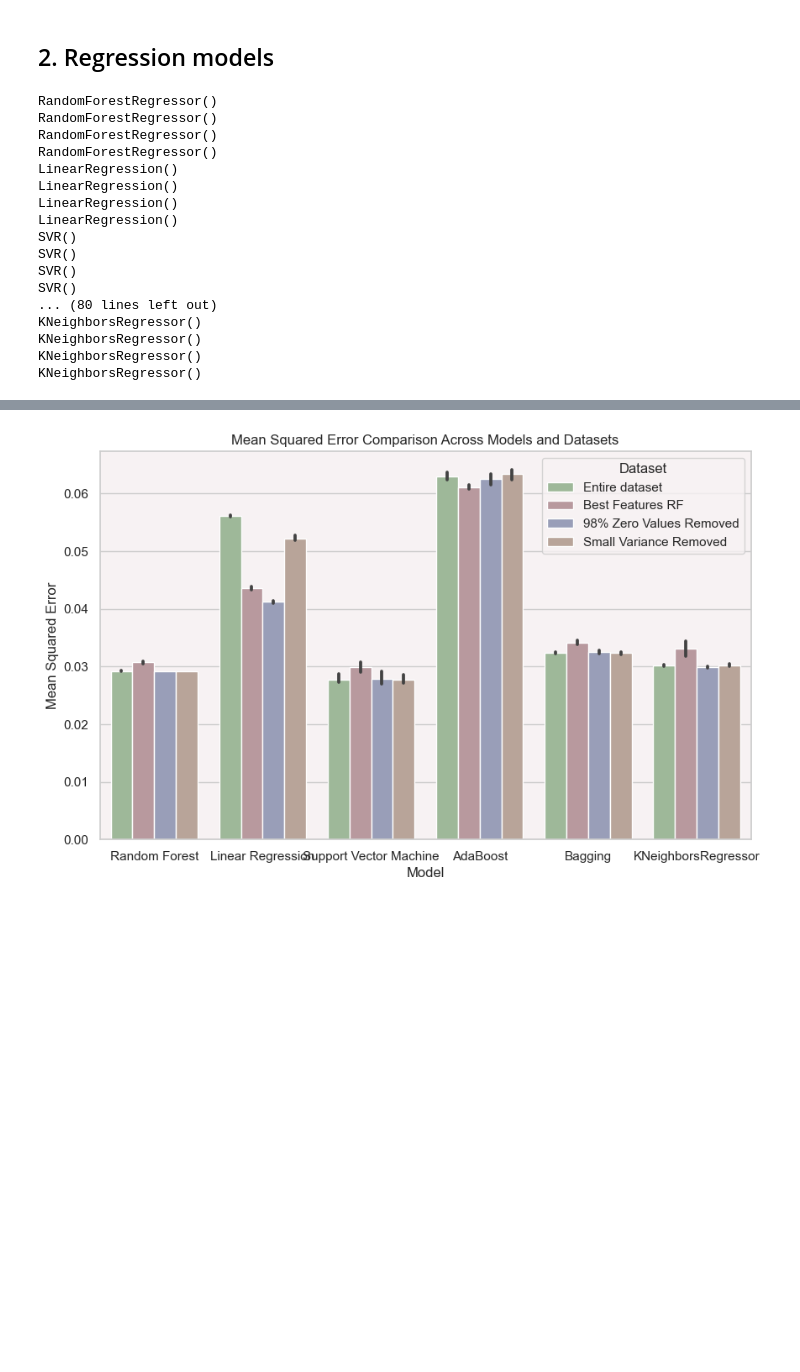
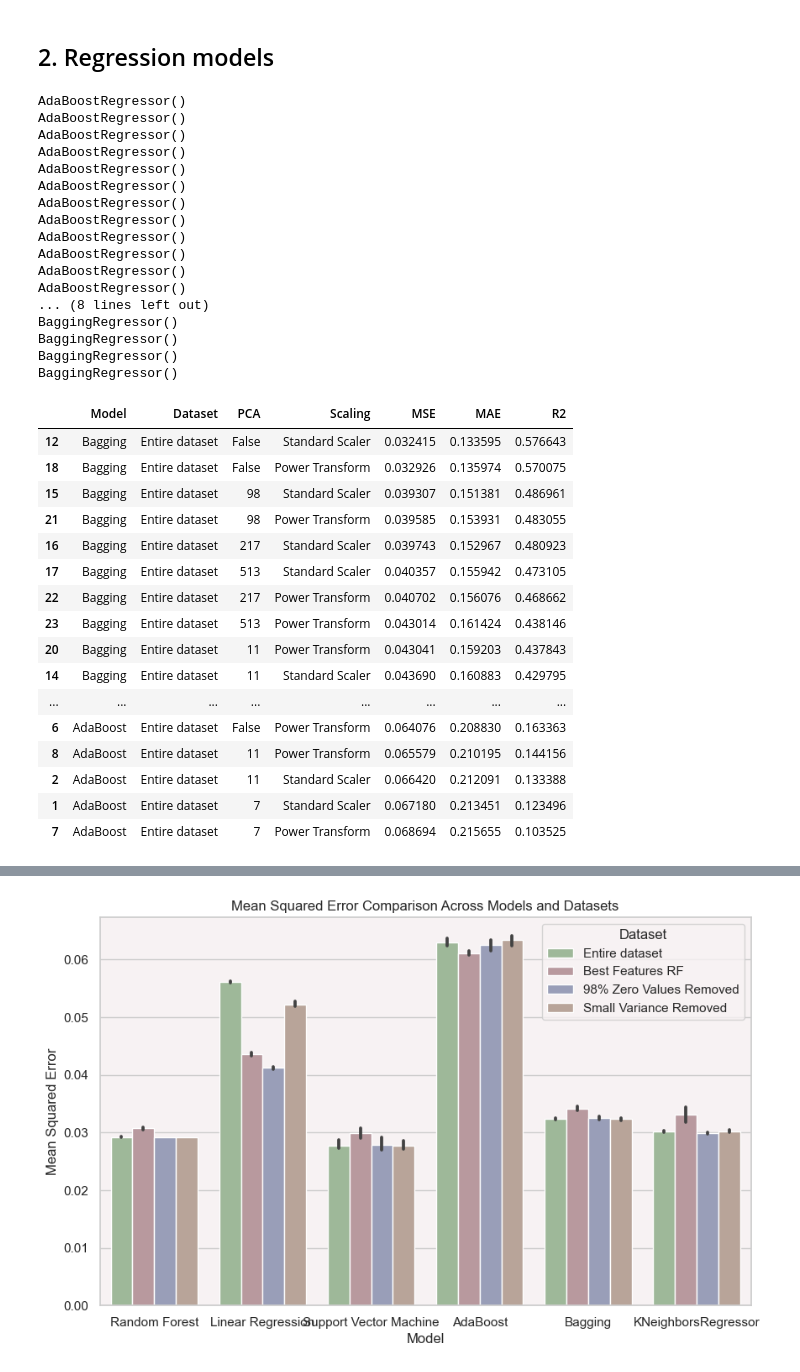
Before and after one commit to AntunesCSR/ML_Group_Projects, a Jupyter notebook: HA3/HA3.ipynb, the cells around one changed output, grey strips where cells are left out. Saved outputs shown, nothing was run; the diff lists cells and outputs as text; code cells hidden in the pictures; blank space fills up the shorter version.

```diff
--- a/HA3/HA3.ipynb
+++ b/HA3/HA3.ipynb
@@ -731,19 +731,19 @@ X_test_best_features_rf = X_test_df_scaled[most_important_features_rf]
 # List of preprocessed datasets
 preprocessed_datasets = {
     'Entire dataset': [X_train_df, Y_train_df],
-    'Best Features RF': [X_train_best_features_rf, Y_train_df],
-    '98% Zero Values Removed': [X_train_98_nozeros, Y_train_df],
-    'Small Variance Removed': [X_train_df_small_var, Y_train_df]
+    # 'Best Features RF': [X_train_best_features_rf, Y_train_df],
+    # '98% Zero Values Removed': [X_train_98_nozeros, Y_train_df],
+    # 'Small Variance Removed': [X_train_df_small_var, Y_train_df]
 }
 
 # Regression models to test
 models = {
-    'Random Forest': RandomForestRegressor(),
-    'Linear Regression': LinearRegression(),
-    'Support Vector Machine': SVR(kernel='rbf'),
+    # 'Random Forest': RandomForestRegressor(),
+    # 'Linear Regression': LinearRegression(),
+    # 'Support Vector Machine': SVR(kernel='rbf'),
     'AdaBoost': AdaBoostRegressor(),
     'Bagging': BaggingRegressor(),
-    'KNeighborsRegressor': KNeighborsRegressor(),
+    # 'KNeighborsRegressor': KNeighborsRegressor(),
 }
 
 # Define scoring functions
@@ -757,13 +757,13 @@ scoring = {
 scaling_methods = [
     ('Standard Scaler', StandardScaler()),
     ('Power Transform', PowerTransformer()),
-    ('Power Transform Standardized', PowerTransformer(standardize=False)),
-    ('Log Transform', FunctionTransformer(lambda x: np.log1p(x + 1e-10), inverse_func=lambda x: np.expm1(x) - 1e-10))
+    # ('Power Transform Standardized', PowerTransformer(standardize=False)),
+    # ('Log Transform', FunctionTransformer(lambda x: np.log1p(x + 1e-10), inverse_func=lambda x: np.expm1(x) - 1e-10))
 
 ]
 
 # Choose PCA components
-n_components_list = [False] # 7, 11, 98]
+n_components_list = [False, 7, 11, 98, 217, 513]
 
 results = []
 
@@ -814,23 +814,43 @@ for dataset_name, dataset in preprocessed_datasets.items():
 # Convert results to a DataFrame for easy visualization
 results_df = pd.DataFrame(results)
 # %% [output]
-RandomForestRegressor()
-RandomForestRegressor()
-RandomForestRegressor()
-RandomForestRegressor()
-LinearRegression()
-LinearRegression()
-LinearRegression()
-LinearRegression()
-SVR()
-SVR()
-SVR()
-SVR()
-... (80 lines left out)
-KNeighborsRegressor()
-KNeighborsRegressor()
-KNeighborsRegressor()
-KNeighborsRegressor()
+AdaBoostRegressor()
+AdaBoostRegressor()
+AdaBoostRegressor()
+AdaBoostRegressor()
+AdaBoostRegressor()
+AdaBoostRegressor()
+AdaBoostRegressor()
+AdaBoostRegressor()
+AdaBoostRegressor()
+AdaBoostRegressor()
+AdaBoostRegressor()
+AdaBoostRegressor()
+... (8 lines left out)
+BaggingRegressor()
+BaggingRegressor()
+BaggingRegressor()
+BaggingRegressor()
+# %%
+results_df.sort_values(by='R2', ascending=False)
+# %% [output]
+|  | Model | Dataset | PCA | Scaling | MSE | MAE | R2 |
+| 12 | Bagging | Entire dataset | False | Standard Scaler | 0.032415 | 0.133595 | 0.576643 |
+| 18 | Bagging | Entire dataset | False | Power Transform | 0.032926 | 0.135974 | 0.570075 |
+| 15 | Bagging | Entire dataset | 98 | Standard Scaler | 0.039307 | 0.151381 | 0.486961 |
+| 21 | Bagging | Entire dataset | 98 | Power Transform | 0.039585 | 0.153931 | 0.483055 |
+| 16 | Bagging | Entire dataset | 217 | Standard Scaler | 0.039743 | 0.152967 | 0.480923 |
+| 17 | Bagging | Entire dataset | 513 | Standard Scaler | 0.040357 | 0.155942 | 0.473105 |
+| 22 | Bagging | Entire dataset | 217 | Power Transform | 0.040702 | 0.156076 | 0.468662 |
+| 23 | Bagging | Entire dataset | 513 | Power Transform | 0.043014 | 0.161424 | 0.438146 |
+| 20 | Bagging | Entire dataset | 11 | Power Transform | 0.043041 | 0.159203 | 0.437843 |
+| 14 | Bagging | Entire dataset | 11 | Standard Scaler | 0.043690 | 0.160883 | 0.429795 |
+| ... | ... | ... | ... | ... | ... | ... | ... |
+| 6 | AdaBoost | Entire dataset | False | Power Transform | 0.064076 | 0.208830 | 0.163363 |
+| 8 | AdaBoost | Entire dataset | 11 | Power Transform | 0.065579 | 0.210195 | 0.144156 |
+| 2 | AdaBoost | Entire dataset | 11 | Standard Scaler | 0.066420 | 0.212091 | 0.133388 |
+| 1 | AdaBoost | Entire dataset | 7 | Standard Scaler | 0.067180 | 0.213451 | 0.123496 |
+| 7 | AdaBoost | Entire dataset | 7 | Power Transform | 0.068694 | 0.215655 | 0.103525 |
 # %%
 ### View the results ###
 
```
Also changed, not shown: parts of 5 cells of this notebook, 1 other file.
